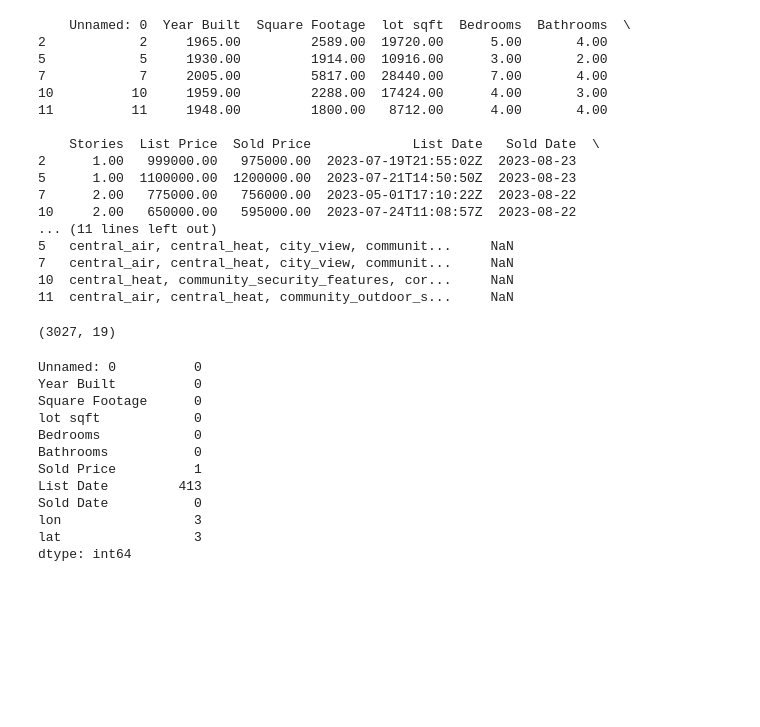
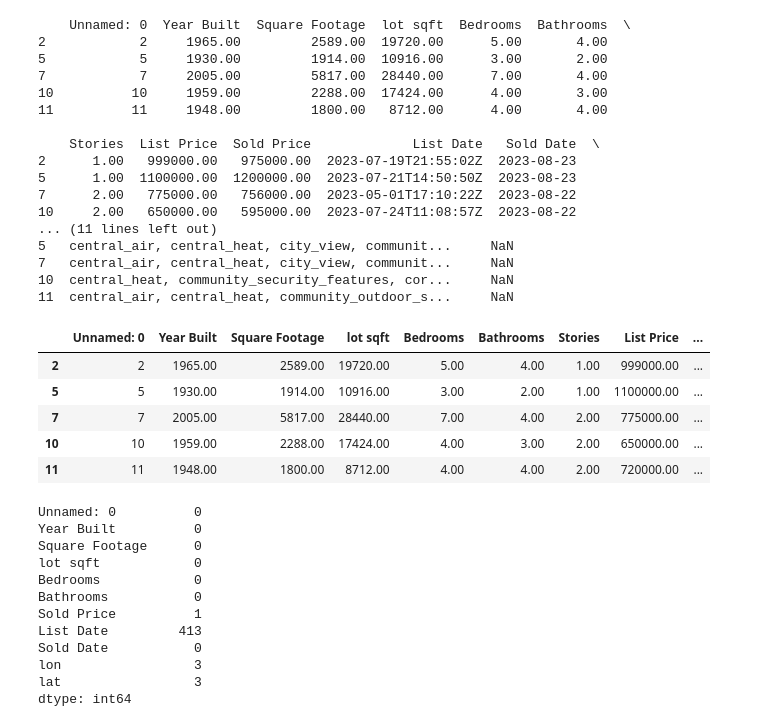
Before and after one commit to ndubuisiazi/Housing_Model, a Jupyter notebook: linear_regression_model_notebook.ipynb, the cells around one changed output. Drawn from its saved outputs; the diff is of its cells as text; code cells hidden in the pictures; blank space fills up the shorter version.

```diff
--- a/linear_regression_model_notebook.ipynb
+++ b/linear_regression_model_notebook.ipynb
@@ -65,8 +65,14 @@ print(data_single_family.head())
 data = data_single_family
 # %%
 data.shape
+data.head()
 # %% [output]
-(3027, 19)
+|  | Unnamed: 0 | Year Built | Square Footage | lot sqft | Bedrooms | Bathrooms | Stories | List Price | ... |
+| 2 | 2 | 1965.00 | 2589.00 | 19720.00 | 5.00 | 4.00 | 1.00 | 999000.00 | ... |
+| 5 | 5 | 1930.00 | 1914.00 | 10916.00 | 3.00 | 2.00 | 1.00 | 1100000.00 | ... |
+| 7 | 7 | 2005.00 | 5817.00 | 28440.00 | 7.00 | 4.00 | 2.00 | 775000.00 | ... |
+| 10 | 10 | 1959.00 | 2288.00 | 17424.00 | 4.00 | 3.00 | 2.00 | 650000.00 | ... |
+| 11 | 11 | 1948.00 | 1800.00 | 8712.00 | 4.00 | 4.00 | 2.00 | 720000.00 | ... |
 # %%
 # Handle missing values
 
```
Also changed, not shown: parts of 13 cells of this notebook.
